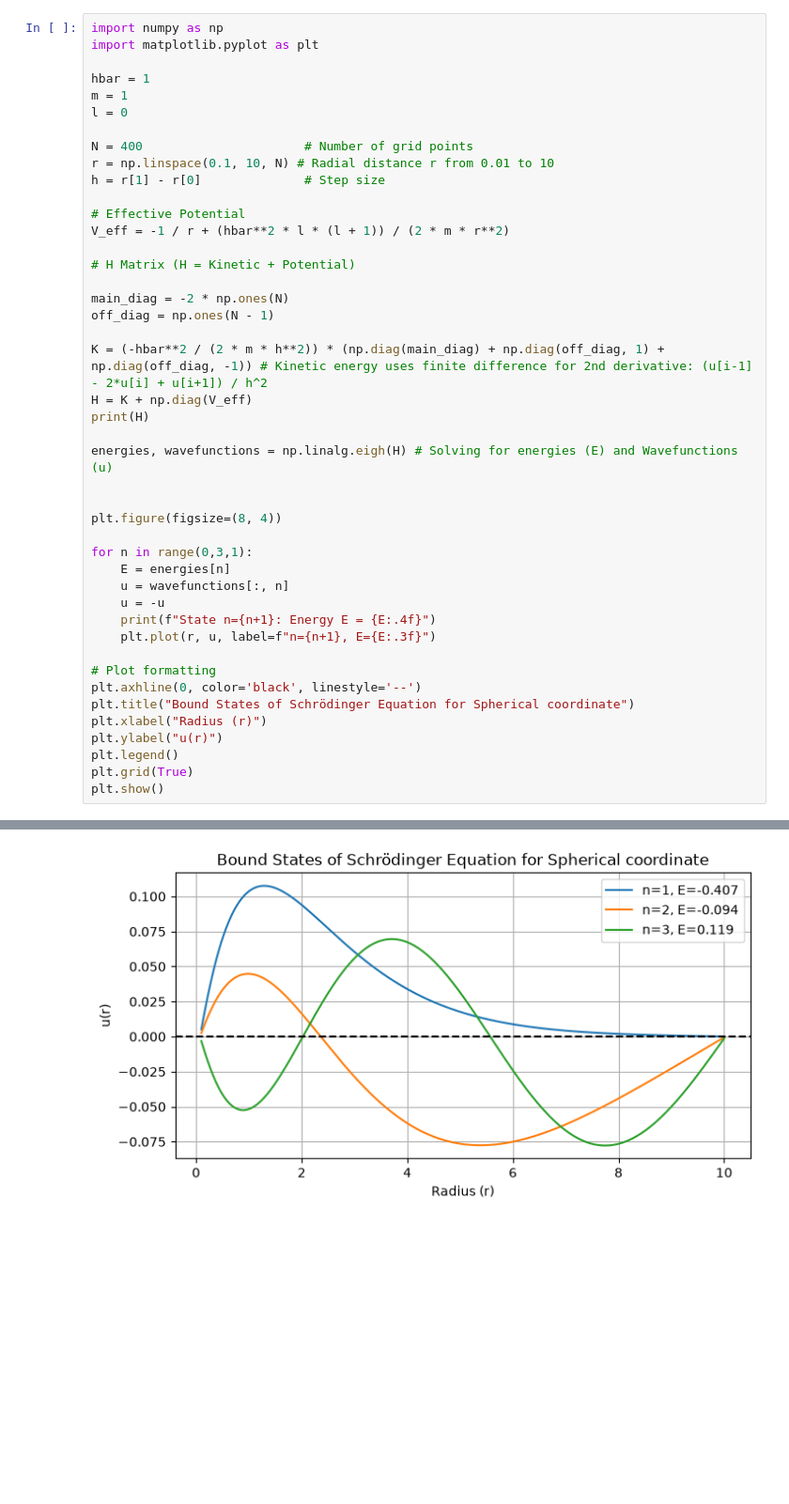
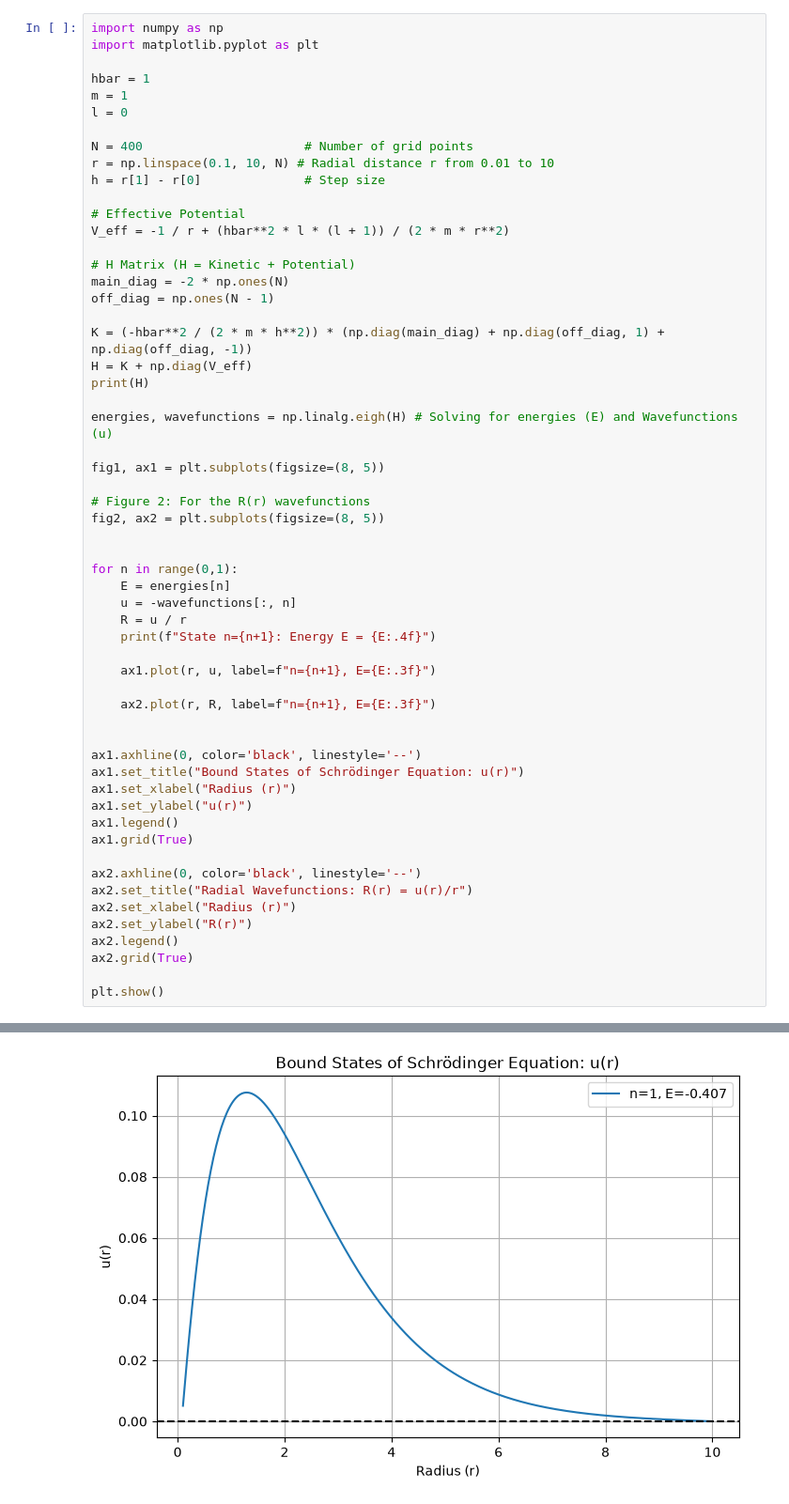
Before and after one commit to Jaywenttocode/1824017QM, a Jupyter notebook: Radial Schrodinger Wave Equation Solution.ipynb, the cells around one changed output, grey strips where cells are left out. Shown at 94% size. Drawn from its saved outputs; the diff is of its cells as text; blank space fills up the shorter version.

Commit message:
Revised Radial S.W Equation solution

```diff
--- a/Radial Schrodinger Wave Equation Solution.ipynb
+++ b/Radial Schrodinger Wave Equation Solution.ipynb
@@ -14,33 +14,46 @@ h = r[1] - r[0]              # Step size
 V_eff = -1 / r + (hbar**2 * l * (l + 1)) / (2 * m * r**2)
 
 # H Matrix (H = Kinetic + Potential)
-
 main_diag = -2 * np.ones(N)
 off_diag = np.ones(N - 1)
 
-K = (-hbar**2 / (2 * m * h**2)) * (np.diag(main_diag) + np.diag(off_diag, 1) + np.diag(off_diag, -1)) # Kinetic energy uses finite difference for 2nd derivative: (u[i-1] - 2*u[i] + u[i+1]) / h^2
+K = (-hbar**2 / (2 * m * h**2)) * (np.diag(main_diag) + np.diag(off_diag, 1) + np.diag(off_diag, -1))
 H = K + np.diag(V_eff)
 print(H)
 
 energies, wavefunctions = np.linalg.eigh(H) # Solving for energies (E) and Wavefunctions (u)
 
+fig1, ax1 = plt.subplots(figsize=(8, 5))
 
-plt.figure(figsize=(8, 4))
+# Figure 2: For the R(r) wavefunctions
+fig2, ax2 = plt.subplots(figsize=(8, 5))
 
-for n in range(0,3,1):
+
+for n in range(0,1):
     E = energies[n]
-    u = wavefunctions[:, n]
-    u = -u
+    u = -wavefunctions[:, n]
+    R = u / r
     print(f"State n={n+1}: Energy E = {E:.4f}")
-    plt.plot(r, u, label=f"n={n+1}, E={E:.3f}")
 
-# Plot formatting
-plt.axhline(0, color='black', linestyle='--')
-plt.title("Bound States of Schrödinger Equation for Spherical coordinate")
-plt.xlabel("Radius (r)")
-plt.ylabel("u(r)")
-plt.legend()
-plt.grid(True)
+    ax1.plot(r, u, label=f"n={n+1}, E={E:.3f}")
+
+    ax2.plot(r, R, label=f"n={n+1}, E={E:.3f}")
+
+
+ax1.axhline(0, color='black', linestyle='--')
+ax1.set_title("Bound States of Schrödinger Equation: u(r)")
+ax1.set_xlabel("Radius (r)")
+ax1.set_ylabel("u(r)")
+ax1.legend()
+ax1.grid(True)
+
+ax2.axhline(0, color='black', linestyle='--')
+ax2.set_title("Radial Wavefunctions: R(r) = u(r)/r")
+ax2.set_xlabel("Radius (r)")
+ax2.set_ylabel("R(r)")
+ax2.legend()
+ax2.grid(True)
+
 plt.show()
 # %% [output]
 [[1614.33425161 -812.1671258     0.         ...    0.
@@ -62 +73 @@ State n=3: Energy E = 0.1188
-[figure, old version]
+[figure, new version]
```
Also changed, not shown: parts of 4 cells of this notebook.
